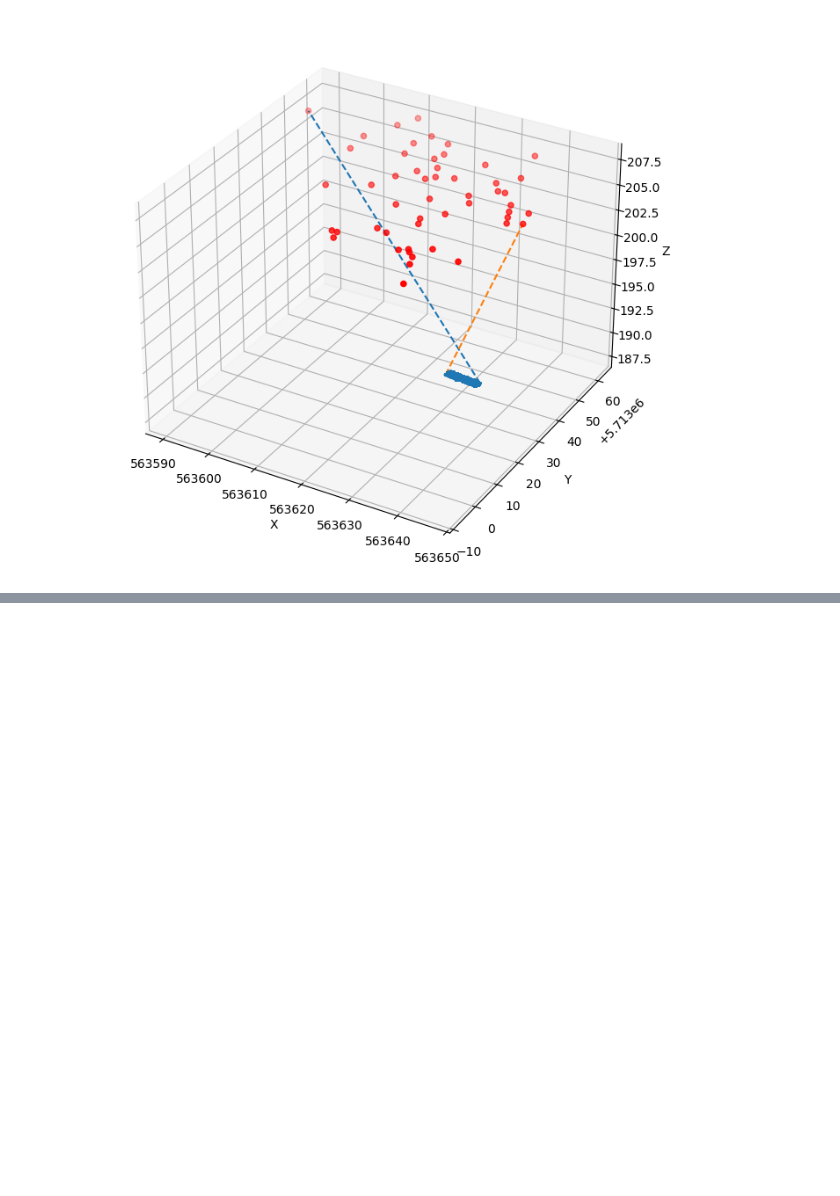
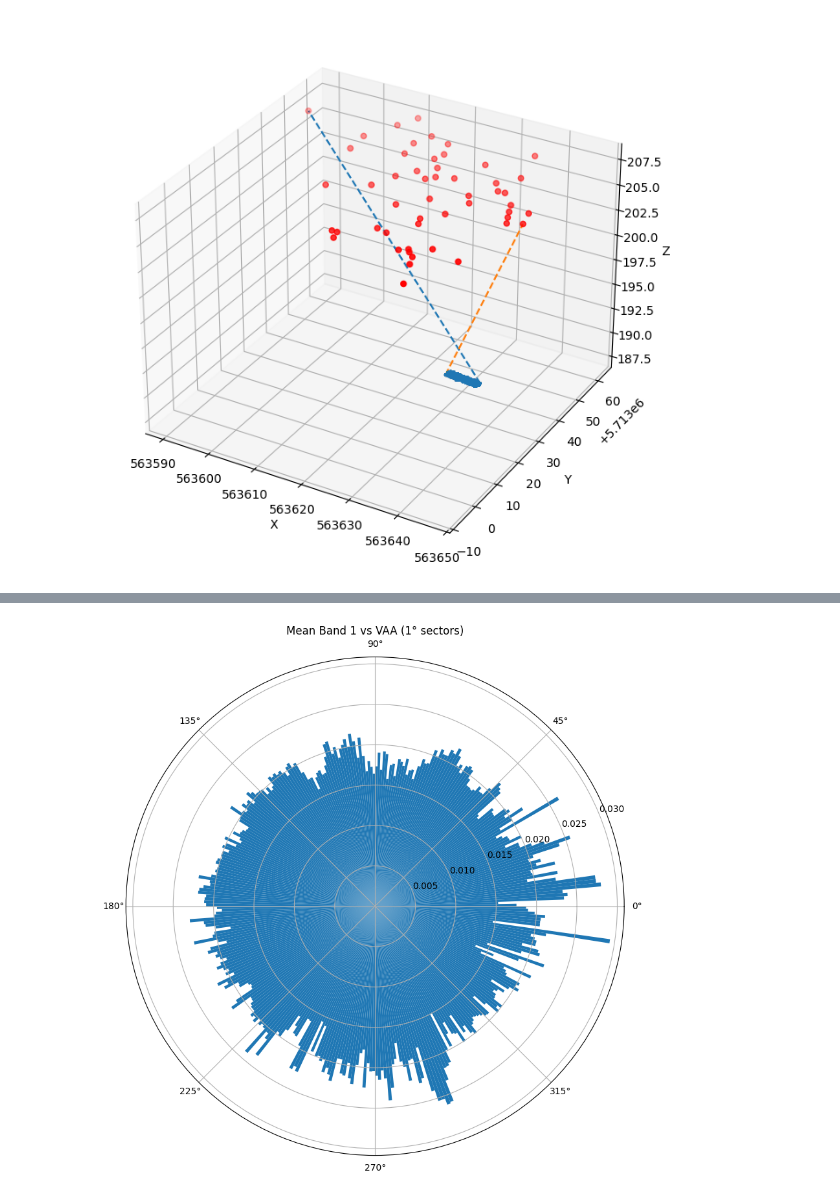
Before and after one commit to ReneHeim/proj_on_uav, a Jupyter notebook: plot_dataframes.ipynb, the cells around one changed output, grey strips where cells are left out. Saved outputs shown, nothing was run; the diff lists cells and outputs as text; code cells hidden in the pictures; blank space fills up the shorter version.

```diff
--- a/plot_dataframes.ipynb
+++ b/plot_dataframes.ipynb
@@ -378,0 +402,25 @@ fig.show()
+# %%
+import numpy as np, matplotlib.pyplot as plt
+
+SME =
+
+width = 1                                      # bin width [°]
+edges  = np.arange(0, 360 + width, width)
+centres = edges[:-1] + width/2
+bins = np.digitize(vaa_values, edges) - 1       # 0-based indices
+
+counts = np.bincount(bins, minlength=len(centres))
+sums   = np.bincount(bins, weights=band1_means, minlength=len(centres))
+mean_by_sector = np.where(counts > 0, sums / counts, 0)
+
+fig = plt.figure(figsize=(10, 10))
+ax  = fig.add_subplot(111, projection='polar')
+
+ax.bar(np.deg2rad(centres),
+       mean_by_sector,
+       width=np.deg2rad(width),
+       align='center')
+ax.set_title('Mean Band 1 vs VAA (1° sectors)')
+plt.show()
+# %% [output]
+[figure, added]
```
Also changed, not shown: parts of 3 cells of this notebook.
